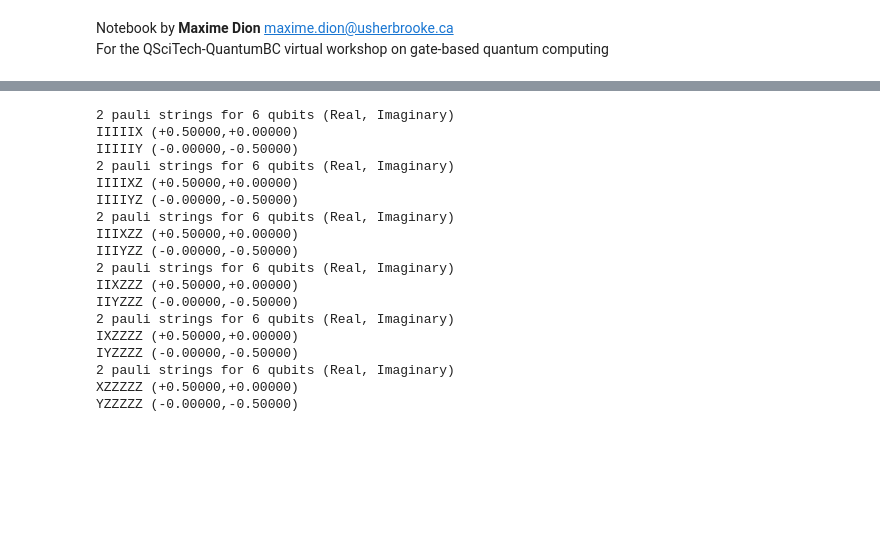
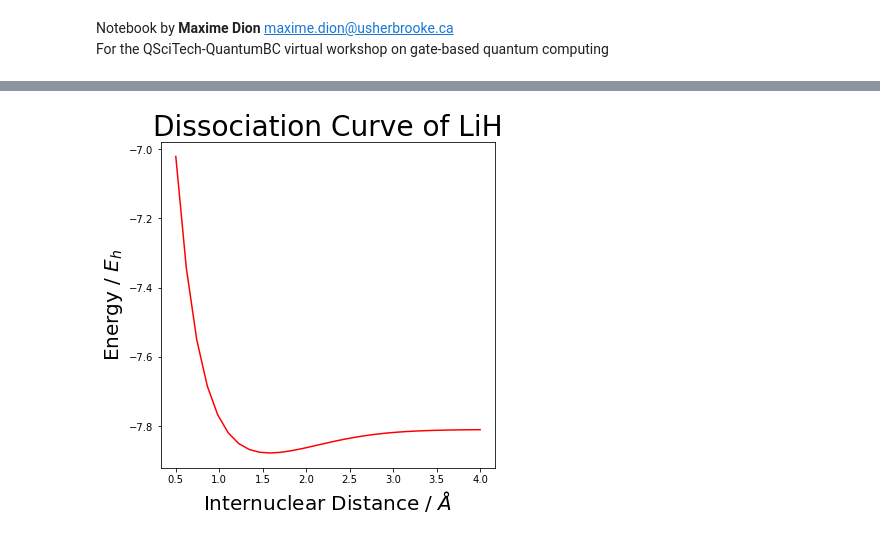
Before and after one commit to beneklins/qiskiteers_h2, a Jupyter notebook: activity3-1.ipynb, the cells around one changed output, grey strips where cells are left out. Saved outputs shown, nothing was run; the diff lists cells and outputs as text; code cells hidden in the pictures; blank space fills up the shorter version.

```diff
--- a/activity3-1.ipynb
+++ b/activity3-1.ipynb
@@ -817,22 +820,11 @@ TypeError: object of type 'int' has no len()
-# %%
-for a in aps:
-    print(a)
-# %% [output]
-2 pauli strings for 6 qubits (Real, Imaginary)
-IIIIIX (+0.50000,+0.00000)
-IIIIIY (-0.00000,-0.50000)
-2 pauli strings for 6 qubits (Real, Imaginary)
-IIIIXZ (+0.50000,+0.00000)
-IIIIYZ (-0.00000,-0.50000)
-2 pauli strings for 6 qubits (Real, Imaginary)
-IIIXZZ (+0.50000,+0.00000)
-IIIYZZ (-0.00000,-0.50000)
-2 pauli strings for 6 qubits (Real, Imaginary)
-IIXZZZ (+0.50000,+0.00000)
-IIYZZZ (-0.00000,-0.50000)
-2 pauli strings for 6 qubits (Real, Imaginary)
-IXZZZZ (+0.50000,+0.00000)
-IYZZZZ (-0.00000,-0.50000)
-2 pauli strings for 6 qubits (Real, Imaginary)
-XZZZZZ (+0.50000,+0.00000)
-YZZZZZ (-0.00000,-0.50000)
+# %%
+# plot dissociation curve of LiH
+fig, ax = plt.subplots(1, 1, figsize=(6,6))
+ax.plot(distances, gs_energies, 'r')
+ax.set_xlabel(r'Internuclear Distance / $\AA$', fontsize=20)
+ax.set_ylabel('Energy / $E_h$', fontsize=20)
+ax.set_title('Dissociation Curve of LiH', fontsize=28)
+# fig.savefig('LiH_classical.png')
+plt.show()
+# %% [output]
+[figure, added]
```
Also changed, not shown: parts of 6 cells of this notebook, 2 other files.
